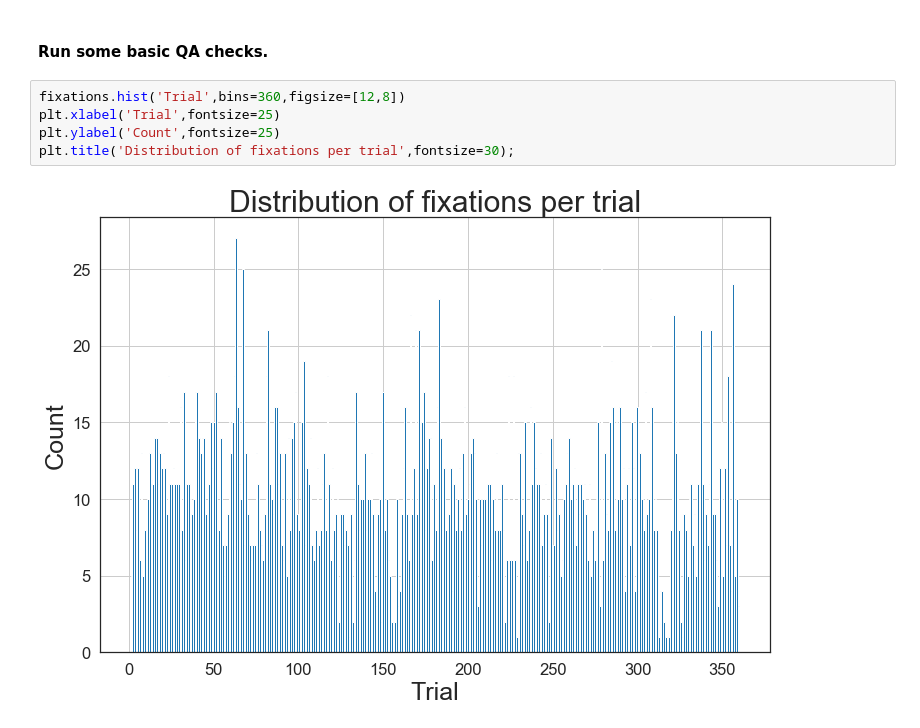
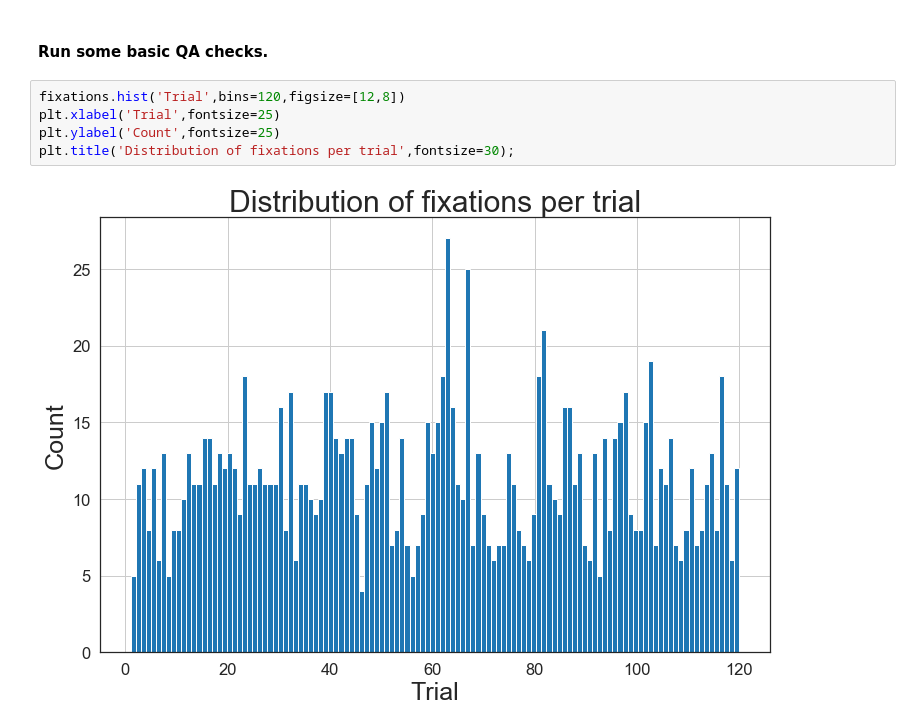
Before and after one commit to nivlab/NivLink, a Jupyter notebook: demos/demo_raw_data.ipynb, the cells around one changed output. Drawn from its saved outputs; the diff is of its cells as text.

```diff
--- a/demos/demo_raw_data.ipynb
+++ b/demos/demo_raw_data.ipynb
@@ -124,12 +124,12 @@ print(fixations.head(20))
 # %% [markdown]
 #### Run some basic QA checks.
 # %%
-fixations.hist('Trial',bins=360,figsize=[12,8])
+fixations.hist('Trial',bins=120,figsize=[12,8])
 plt.xlabel('Trial',fontsize=25)
 plt.ylabel('Count',fontsize=25)
 plt.title('Distribution of fixations per trial',fontsize=30);
 # %% [output]
-[figure, old version]
+[figure, new version]
 # %%
 fixations.hist('AoI',bins=9,figsize=[12,8])
 plt.xlabel('AoI',fontsize=25)
```
Also changed, not shown: parts of 3 cells of this notebook, 3 other files.
